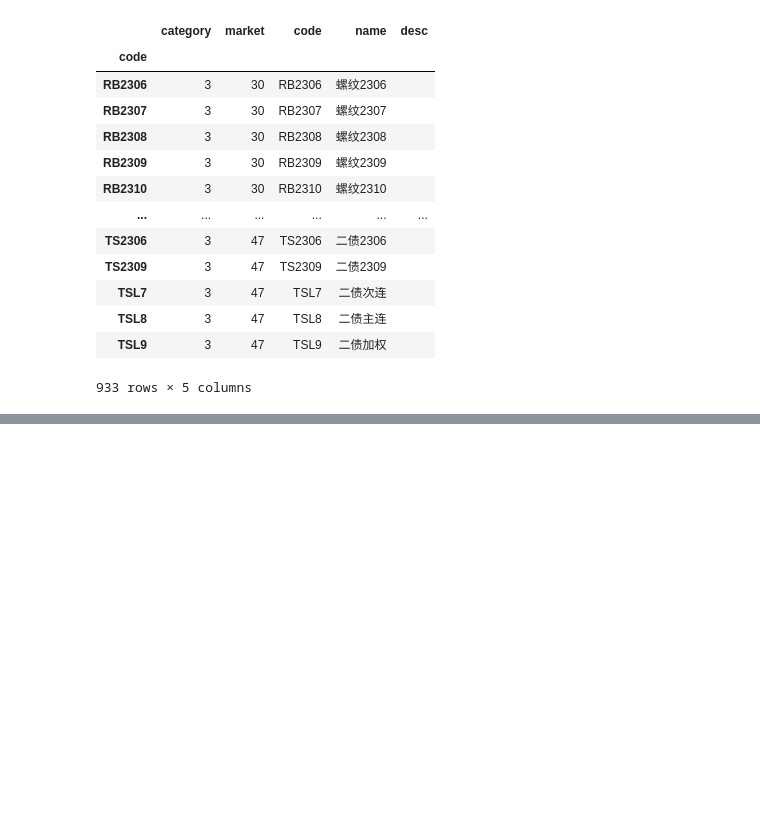
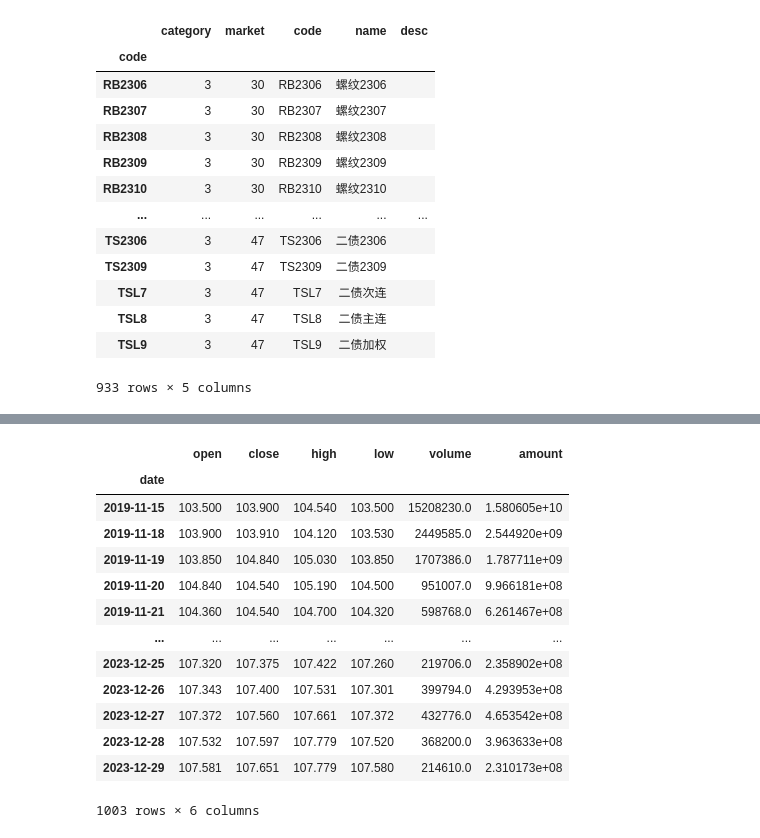
Before and after one commit to xtwxfxk/left5, a Jupyter notebook: fin/option/tdx_xxx-rb23xx.ipynb, the cells around one changed output, grey strips where cells are left out. Saved outputs shown, nothing was run; the diff lists cells and outputs as text; code cells hidden in the pictures; blank space fills up the shorter version.

```diff
--- a/fin/option/tdx_xxx-rb23xx.ipynb
+++ b/fin/option/tdx_xxx-rb23xx.ipynb
@@ -267,0 +342,19 @@ code_df.query('market==42 or market==28 or market==29 or market==30 or market==4
+# %%
+df = ltdxhq.get_k_data_daily(code='110059', start='2000-01-01')
+# %%
+df
+# %% [output]
+|  | open | close | high | low | volume | amount |
+| date |  |  |  |  |  |  |
+| 2019-11-15 | 103.500 | 103.900 | 104.540 | 103.500 | 15208230.0 | 1.580605e+10 |
+| 2019-11-18 | 103.900 | 103.910 | 104.120 | 103.530 | 2449585.0 | 2.544920e+09 |
+| 2019-11-19 | 103.850 | 104.840 | 105.030 | 103.850 | 1707386.0 | 1.787711e+09 |
+| 2019-11-20 | 104.840 | 104.540 | 105.190 | 104.500 | 951007.0 | 9.966181e+08 |
+| 2019-11-21 | 104.360 | 104.540 | 104.700 | 104.320 | 598768.0 | 6.261467e+08 |
+| ... | ... | ... | ... | ... | ... | ... |
+| 2023-12-25 | 107.320 | 107.375 | 107.422 | 107.260 | 219706.0 | 2.358902e+08 |
+| 2023-12-26 | 107.343 | 107.400 | 107.531 | 107.301 | 399794.0 | 4.293953e+08 |
+| 2023-12-27 | 107.372 | 107.560 | 107.661 | 107.372 | 432776.0 | 4.653542e+08 |
+| 2023-12-28 | 107.532 | 107.597 | 107.779 | 107.520 | 368200.0 | 3.963633e+08 |
+| 2023-12-29 | 107.581 | 107.651 | 107.779 | 107.580 | 214610.0 | 2.310173e+08 |
+1003 rows × 6 columns
```
Also changed, not shown: parts of 20 cells of this notebook, 54 other files.
